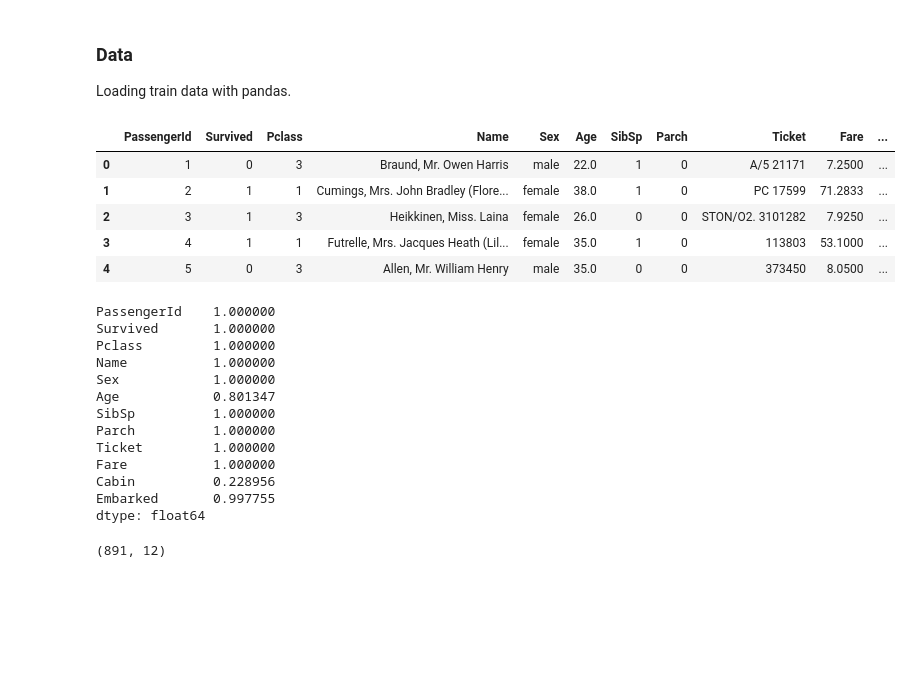
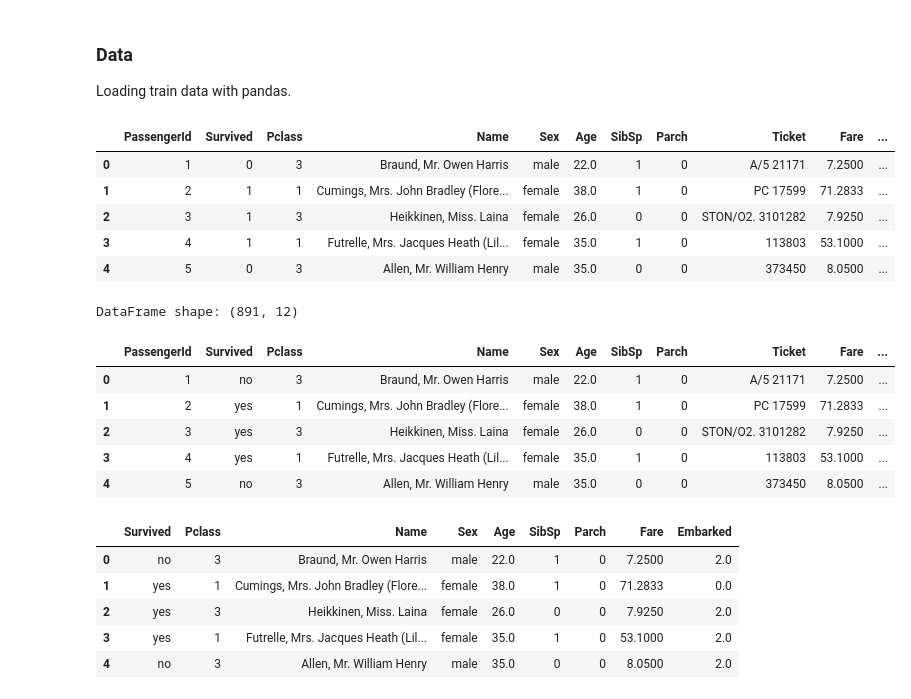
Before and after one commit to drakearch/titanic-kaggle, a Jupyter notebook: Titanic.ipynb, the cells around one changed output. Saved outputs shown, nothing was run; the diff lists cells and outputs as text; code cells hidden in the pictures; blank space fills up the shorter version.

```diff
--- a/Titanic.ipynb
+++ b/Titanic.ipynb
@@ -28,6 +28,7 @@ from IPython.display import display
 
 df = pd.read_csv("data/train.csv")
 display(df.head())
+print("DataFrame shape: {}".format(df.shape))
 # %% [output]
 |  | PassengerId | Survived | Pclass | Name | Sex | Age | SibSp | Parch | Ticket | Fare | ... |
 | 0 | 1 | 0 | 3 | Braund, Mr. Owen Harris | male | 22.0 | 1 | 0 | A/5 21171 | 7.2500 | ... |
@@ -35,28 +36,32 @@ display(df.head())
 | 2 | 3 | 1 | 3 | Heikkinen, Miss. Laina | female | 26.0 | 0 | 0 | STON/O2. 3101282 | 7.9250 | ... |
 | 3 | 4 | 1 | 1 | Futrelle, Mrs. Jacques Heath (Lil... | female | 35.0 | 1 | 0 | 113803 | 53.1000 | ... |
 | 4 | 5 | 0 | 3 | Allen, Mr. William Henry | male | 35.0 | 0 | 0 | 373450 | 8.0500 | ... |
+DataFrame shape: (891, 12)
-# %%
-display(df.count()/df.shape[0])
-print(df.shape)
-# %% [output]
-PassengerId    1.000000
-Survived       1.000000
-Pclass         1.000000
-Name           1.000000
-Sex            1.000000
-Age            0.801347
-SibSp          1.000000
-Parch          1.000000
-Ticket         1.000000
-Fare           1.000000
-Cabin          0.228956
-Embarked       0.997755
-dtype: float64
-(891, 12)
+# %%
+titanic = df.copy()
+titanic['Survived'] = titanic['Survived'].map({1: 'yes', 0: 'no'})
+titanic['Embarked'] = titanic['Embarked'].map({'C': 0, 'Q': 1, 'S': 2})
+display(titanic.head())
+print(df.shape)
+# %% [output]
+|  | PassengerId | Survived | Pclass | Name | Sex | Age | SibSp | Parch | Ticket | Fare | ... |
+| 0 | 1 | no | 3 | Braund, Mr. Owen Harris | male | 22.0 | 1 | 0 | A/5 21171 | 7.2500 | ... |
+| 1 | 2 | yes | 1 | Cumings, Mrs. John Bradley (Flore... | female | 38.0 | 1 | 0 | PC 17599 | 71.2833 | ... |
+| 2 | 3 | yes | 3 | Heikkinen, Miss. Laina | female | 26.0 | 0 | 0 | STON/O2. 3101282 | 7.9250 | ... |
+| 3 | 4 | yes | 1 | Futrelle, Mrs. Jacques Heath (Lil... | female | 35.0 | 1 | 0 | 113803 | 53.1000 | ... |
+| 4 | 5 | no | 3 | Allen, Mr. William Henry | male | 35.0 | 0 | 0 | 373450 | 8.0500 | ... |
 # %%
-df = df.drop(['PassengerId','Ticket','Cabin'], axis=1)
+titanic = titanic.drop(['PassengerId','Ticket','Cabin'], axis=1)
 # Remove NaN values
-df = df.dropna()
+titanic = titanic.dropna()
+display(titanic.head())
+# %% [output]
+|  | Survived | Pclass | Name | Sex | Age | SibSp | Parch | Fare | Embarked |
+| 0 | no | 3 | Braund, Mr. Owen Harris | male | 22.0 | 1 | 0 | 7.2500 | 2.0 |
+| 1 | yes | 1 | Cumings, Mrs. John Bradley (Flore... | female | 38.0 | 1 | 0 | 71.2833 | 0.0 |
+| 2 | yes | 3 | Heikkinen, Miss. Laina | female | 26.0 | 0 | 0 | 7.9250 | 2.0 |
+| 3 | yes | 1 | Futrelle, Mrs. Jacques Heath (Lil... | female | 35.0 | 1 | 0 | 53.1000 | 2.0 |
+| 4 | no | 3 | Allen, Mr. William Henry | male | 35.0 | 0 | 0 | 8.0500 | 2.0 |
 # %%
 import seaborn as sns
 %matplotlib inline
```
Also changed, not shown: parts of 2 cells of this notebook.
